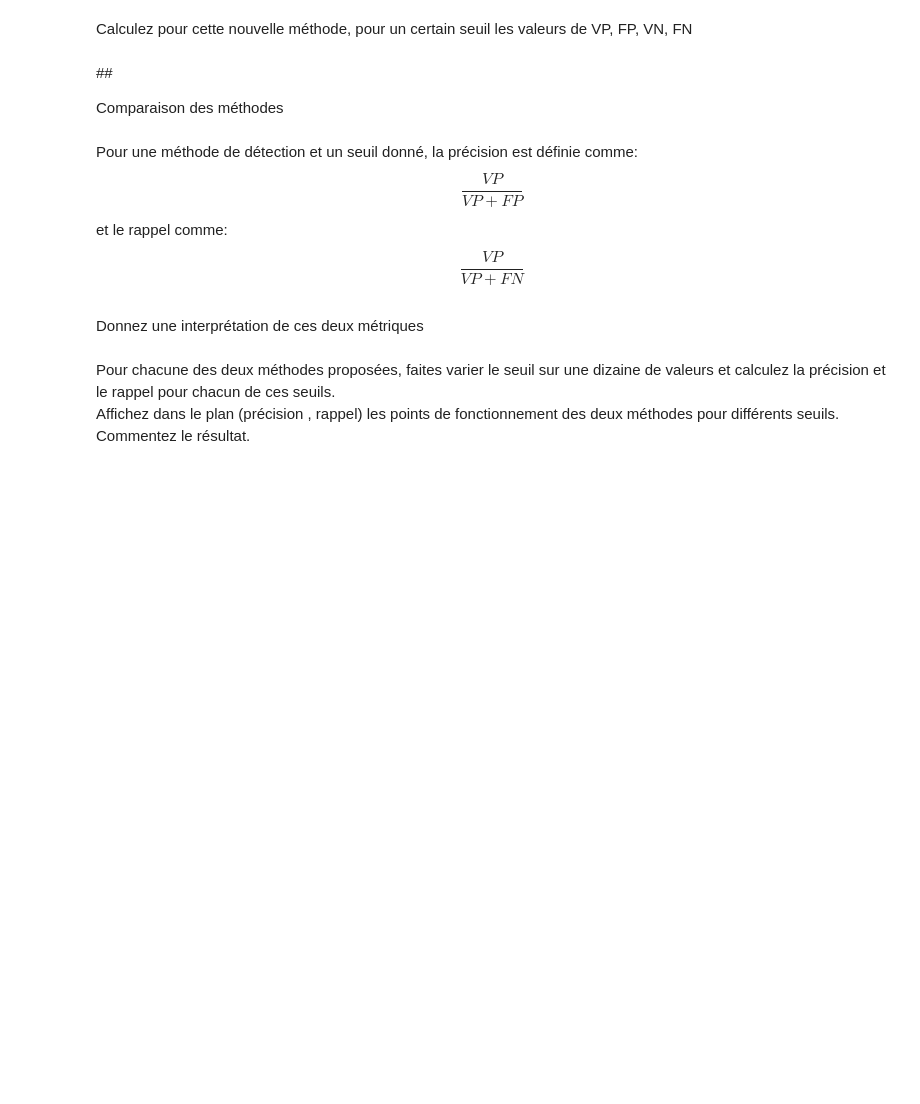
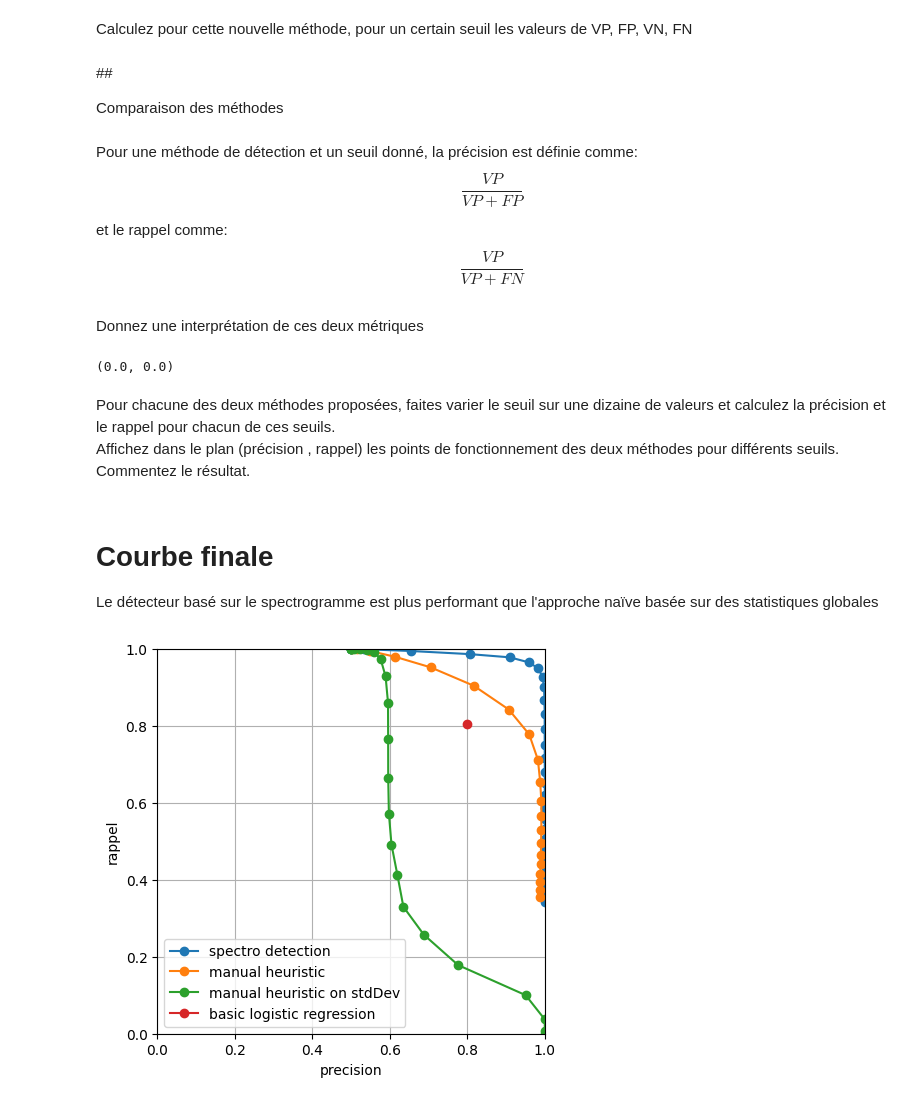
Before and after one commit to balthazarneveu/MVA23_SIGNAL, a Jupyter notebook: lab_01/dls_tp1.ipynb, the cells around one changed output. Cells and saved outputs as stored; diff of their text form; code cells hidden in the pictures; blank space fills up the shorter version.

```diff
--- a/lab_01/dls_tp1.ipynb
+++ b/lab_01/dls_tp1.ipynb
@@ -511,9 +502,66 @@ $$ \frac{VP}{VP +FN} $$
 </div>
 # %% [markdown]
 <div class=consignes> Donnez une interprétation de ces deux métriques </div>
+# %%
+def get_precision_recall(vp, fp, vn, fn):
+    precision = vp/(vp+fp)
+    rappel = vp/(vp+fn)
+    return precision, rappel
+
+get_precision_recall(100, 0, 100, 0) # meilleur cas, que des vrais positifs et des vrais négatifs ... en haut à droite
+get_precision_recall(0, 100, 0, 100) # pire cas, ni vrai positif ni vrai négatif... en bas à gauche du graphe
+# get_precision_recall(100, 1, 0, 10000)
+# %% [output]
+(0.0, 0.0)
 # %% [markdown]
 <div class=consignes>
     Pour chacune des deux méthodes proposées, faites varier le seuil sur une dizaine de valeurs et calculez la précision et le rappel pour chacun de ces seuils.
 
 Affichez dans le plan (précision , rappel) les points de fonctionnement des deux méthodes pour différents seuils. <br>Commentez le résultat.
     </div>
+# %%
+def get_precision_recall_from_labels(prediction, grountruth):
+    vp, fp, vn, fn = evaluate_prediction(prediction, grountruth)
+    precision, rappel = get_precision_recall(vp, fp, vn, fn )
+    return precision, rappel
+# %%
+from typing import Callable
+def get_curve(pred_func: Callable, signaux, name, thresh_range=[-0.3, 0.3, 20]):
+    precisions, rappels = [], []
+    for threshold in np.linspace(thresh_range[0], thresh_range[1], thresh_range[2]):
+        prediction = pred_func(signaux, seuil=threshold)
+        grountruth = np.array(labels)
+        precision, rappel = get_precision_recall_from_labels(prediction, grountruth)
+        precisions.append(precision)
+        rappels.append(rappel)
+    return {"precision": precisions, "rappel": rappels, "name":name}
+
+
+def std_dev_heuristic(signal: np.ndarray, seuil: float = 0.) -> bool:
+    std = np.std(signal, axis=1)
+    return std>np.sqrt(0.5)+seuil
+
+curve_dict_manual_spectro = get_curve(spectrogram_detection_heuristic, signaux, "spectro detection", thresh_range=[1., 3., 30])
+curve_dict_logistic_reg = get_curve(lambda x, seuil: labels_logistic_reg, signaux, "basic logistic regression", thresh_range=[-0.3, 0.3, 1])
+curve_dict_manual = get_curve(contient_impulsion_energie, signaux, "manual heuristic")
+curve_dict_manual_std_dev = get_curve(std_dev_heuristic, signaux, "manual heuristic on stdDev", thresh_range=[-np.sqrt(0.5), 2., 70])
+
+
+curve_dicts = [curve_dict_manual_spectro, curve_dict_manual, curve_dict_manual_std_dev, curve_dict_logistic_reg]
+# %% [markdown]
+# Courbe finale
+Le détecteur basé sur le spectrogramme est plus performant que l'approche naïve basée sur des statistiques globales
+# %%
+plt.figure(figsize=(5, 5))
+for curve_dic in curve_dicts:
+    plt.plot(curve_dic["precision"], curve_dic["rappel"],'-o', label=curve_dic["name"])
+
+plt.legend()
+plt.grid()
+plt.xlabel("precision")
+plt.ylabel("rappel")
+plt.xlim(0, 1.)
+plt.ylim(0., 1.)
+plt.show()
+# %% [output]
+[figure, added]
```
Also changed, not shown: parts of 32 cells of this notebook.
